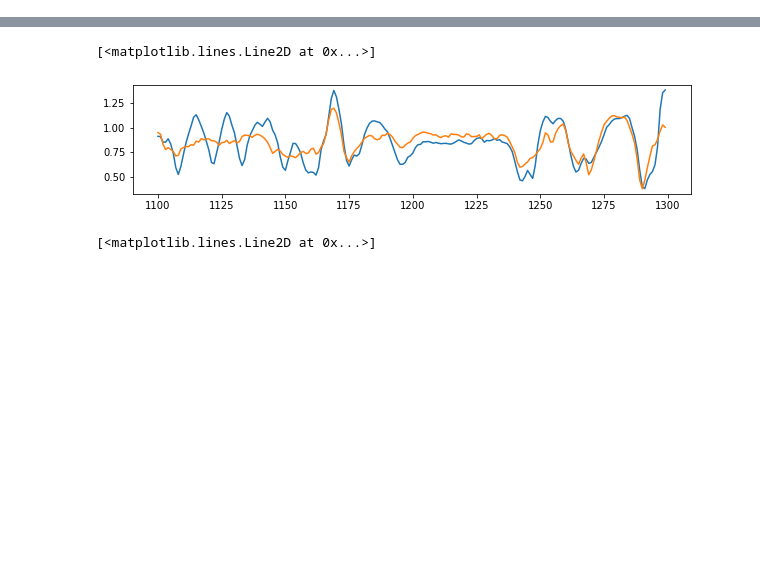
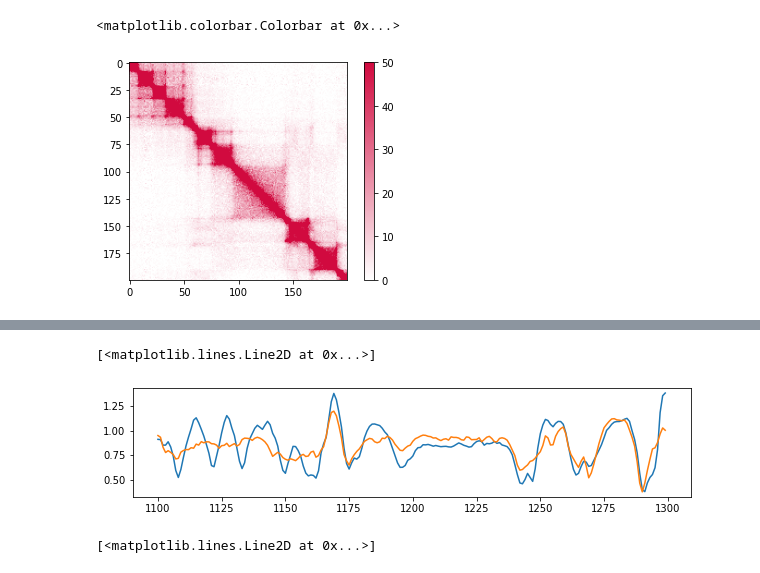
Before and after one commit to wangjk321/HiC1Dmetrics, a Jupyter notebook: ForTest.ipynb, the cells around one changed output, grey strips where cells are left out. Cells and saved outputs as stored; diff of their text form; code cells hidden in the pictures; blank space fills up the shorter version.

```diff
--- a/ForTest.ipynb
+++ b/ForTest.ipynb
@@ -11,3 +11,13 @@ cmap= LinearSegmentedColormap.from_list("custom1",['#FFFFFF', '#d10a3f'])
 import pandas as pd
 from sklearn import preprocessing
 cmap2= LinearSegmentedColormap.from_list("custom2",['#1310cc', '#FFFFFF', '#d10a3f'])
+# %%
+ss =CompartmentPC1("test_data/Control_1/observed.KR.chr21.matrix.gz",25000,"chr21")
+rawMT=ss.matrix
+# %%
+#raw Matrix
+plt.imshow(ss.matrix[1100:1300,1100:1300],cmap=cmap,clim=(0,50))
+plt.colorbar()
+# %% [output]
+<matplotlib.colorbar.Colorbar at 0x...>
+[figure, added]
```
Also changed, not shown: parts of 22 cells of this notebook, 2 other files.
